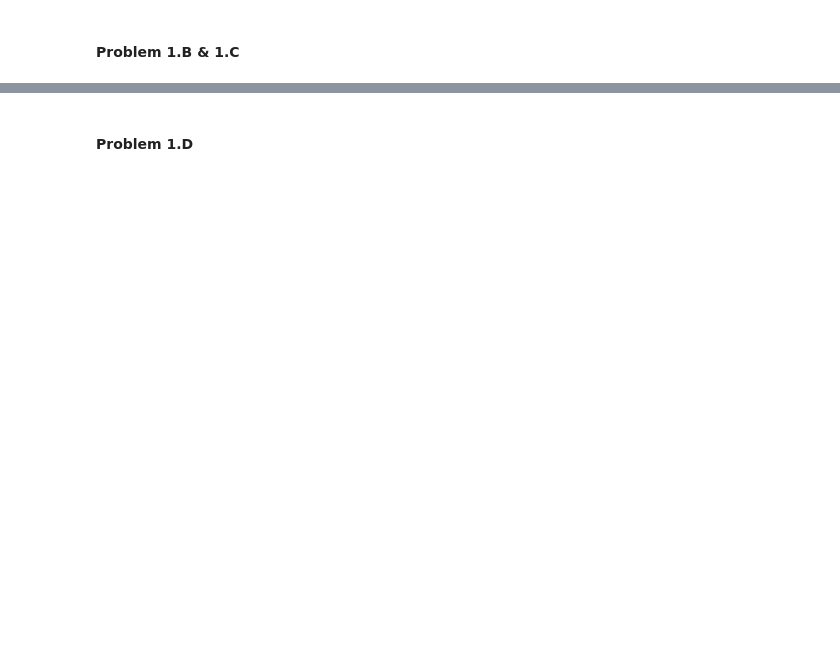
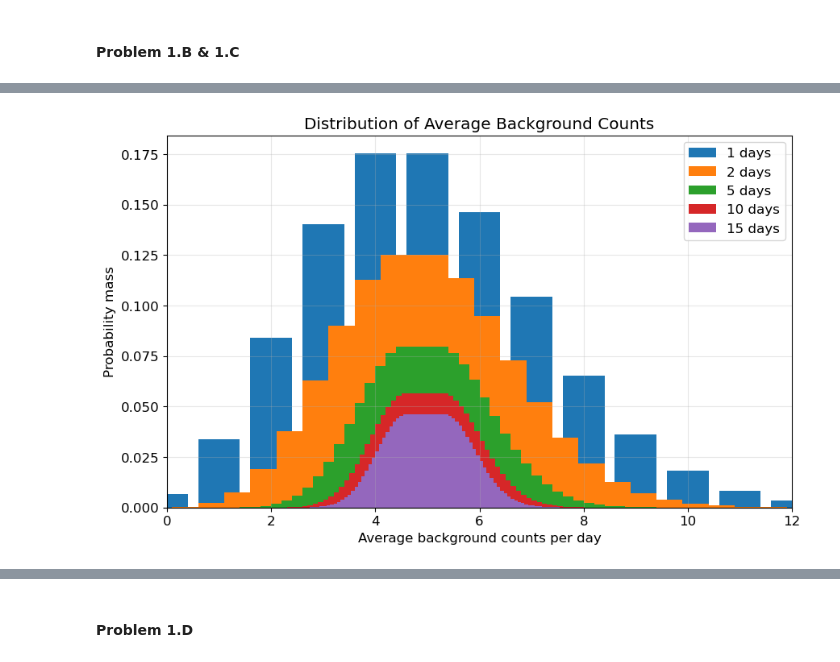
Before and after one commit to twbrouse/PHYS434, a Jupyter notebook: Lab2.ipynb, the cells around one changed output, grey strips where cells are left out. Cells and saved outputs as stored; diff of their text form; code cells hidden in the pictures; blank space fills up the shorter version.

```diff
--- a/Lab2.ipynb
+++ b/Lab2.ipynb
@@ -48,0 +61,19 @@ plt.show()
+# %%
+for n in days:
+    mu = gr_background * n
+    k = np.arange(0, 120)
+    p = stats.poisson.pmf(k, mu)
+
+    avg = k / n
+
+    plt.bar(avg, p, label=f'{n} days')
+
+plt.xlim(0, 12)
+plt.xlabel('Average background counts per day')
+plt.ylabel('Probability mass')
+plt.title('Distribution of Average Background Counts')
+plt.legend()
+plt.grid(alpha=0.3)
+plt.show()
+# %% [output]
+[figure, added]
```
Also changed, not shown: parts of 22 cells of this notebook, 1 other file.
